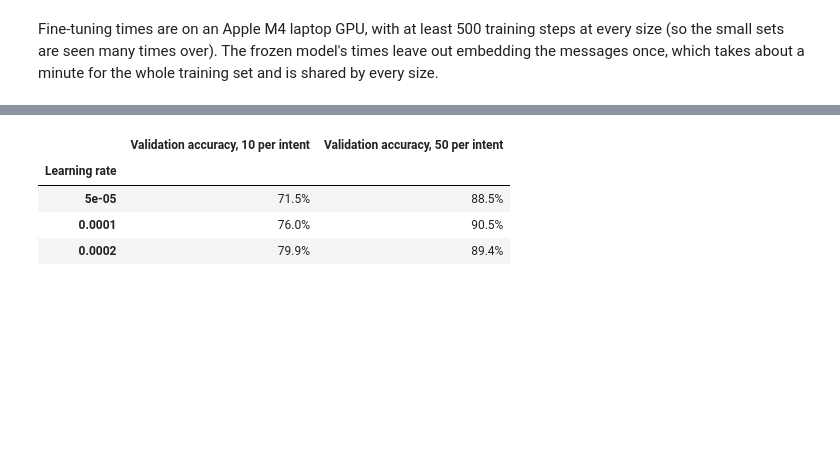
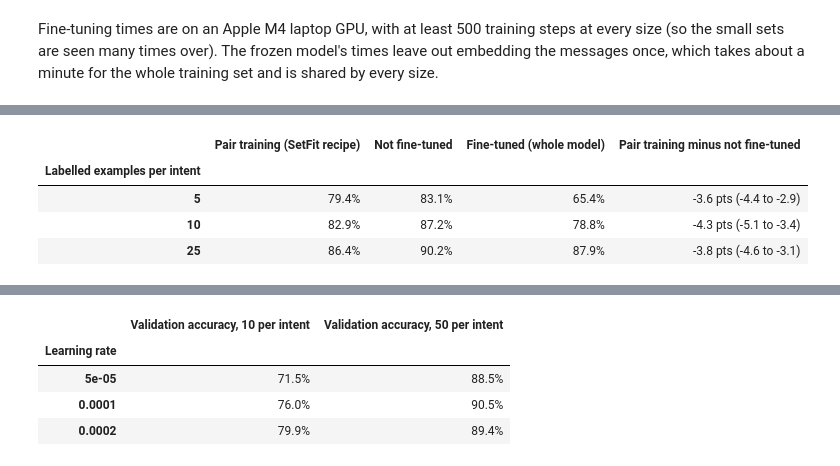
Before and after one commit to ai-with-md/finetune-or-prompt, a Jupyter notebook: notebooks/03_learning_curve.ipynb, the cells around one changed output, grey strips where cells are left out. Cells and saved outputs as stored; diff of their text form; code cells hidden in the pictures; blank space fills up the shorter version.

```diff
--- a/notebooks/03_learning_curve.ipynb
+++ b/notebooks/03_learning_curve.ipynb
@@ -162,0 +175,18 @@ Fine-tuning times are on an Apple M4 laptop GPU, with at least 500 training step
+# %%
+rows = []
+for n in [5, 10, 25]:
+    sf = correctness("setfit", n, SEEDS["setfit"][n])
+    rows.append({"Labelled examples per intent": n, "Pair training (SetFit recipe)": sf.mean(),
+                 "Not fine-tuned": correctness("frozen", n, SEEDS["frozen"][n]).mean(),
+                 "Fine-tuned (whole model)": correctness("finetuned", n, SEEDS["finetuned"][n]).mean(),
+                 "Pair training minus not fine-tuned": paired_difference(sf, correctness("frozen", n, SEEDS["frozen"][n]))})
+setfit = pd.DataFrame(rows).set_index("Labelled examples per intent")
+gap = setfit.pop("Pair training minus not fine-tuned")
+setfit["Pair training minus not fine-tuned"] = [f"{g[0] * 100:+.1f} pts ({g[1] * 100:+.1f} to {g[2] * 100:+.1f})" for g in gap]
+setfit.style.format({c: "{:.1%}" for c in setfit.columns[:3]})
+# %% [output]
+|  | Pair training (SetFit recipe) | Not fine-tuned | Fine-tuned (whole model) | Pair training minus not fine-tuned |
+| Labelled examples per intent |  |  |  |  |
+| 5 | 79.4% | 83.1% | 65.4% | -3.6 pts (-4.4 to -2.9) |
+| 10 | 82.9% | 87.2% | 78.8% | -4.3 pts (-5.1 to -3.4) |
+| 25 | 86.4% | 90.2% | 87.9% | -3.8 pts (-4.6 to -3.1) |
```
Also changed, not shown: parts of 8 cells of this notebook, 41 other files.
